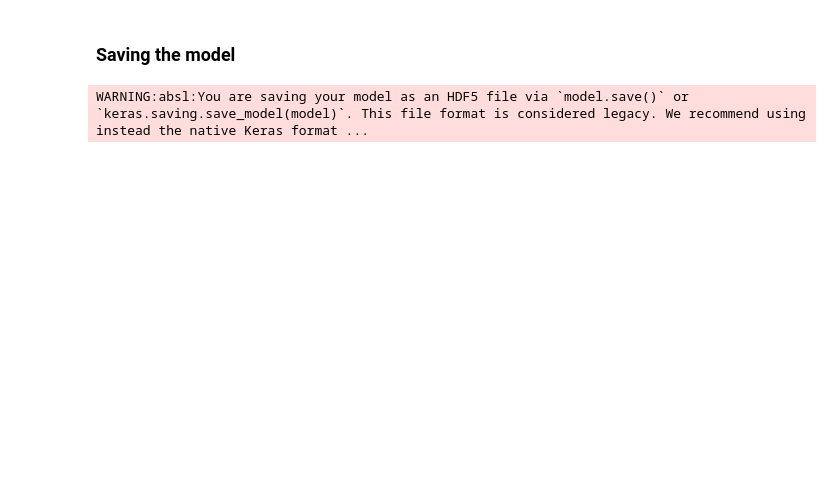
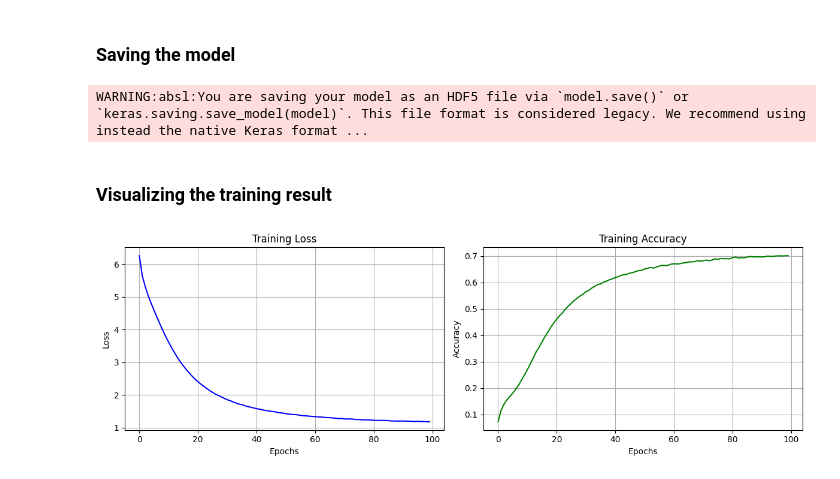
Before and after one commit to Kaustubh-Pareek/SherlockNext, a Jupyter notebook: experiments.ipynb, the cells around one changed output. Cells and saved outputs as stored; diff of their text form; code cells hidden in the pictures; blank space fills up the shorter version.

```diff
--- a/experiments.ipynb
+++ b/experiments.ipynb
@@ -207,3 +207,30 @@ with open('tokenizer.pickle', 'wb') as handle:
     pickle.dump(tokenizer, handle, protocol=pickle.HIGHEST_PROTOCOL)
 # %% [output]
 WARNING:absl:You are saving your model as an HDF5 file via `model.save()` or `keras.saving.save_model(model)`. This file format is considered legacy. We recommend using instead the native Keras format ...
+# %% [markdown]
+### Visualizing the training result
+# %%
+import matplotlib.pyplot as plt
+
+# Create subplots: 1 row, 2 columns
+fig, axs = plt.subplots(1, 2, figsize=(12, 4))
+
+# Plot training loss
+axs[0].plot(history.history['loss'], color='blue')
+axs[0].set_title('Training Loss')
+axs[0].set_xlabel('Epochs')
+axs[0].set_ylabel('Loss')
+axs[0].grid(True)
+
+# Plot training accuracy
+axs[1].plot(history.history['accuracy'], color='green')  # Use 'acc' if 'accuracy' doesn't work
+axs[1].set_title('Training Accuracy')
+axs[1].set_xlabel('Epochs')
+axs[1].set_ylabel('Accuracy')
+axs[1].grid(True)
+
+# Adjust spacing
+plt.tight_layout()
+plt.show()
+# %% [output]
+[figure, added]
```
Also changed, not shown: parts of 2 cells of this notebook, 3 other files.
